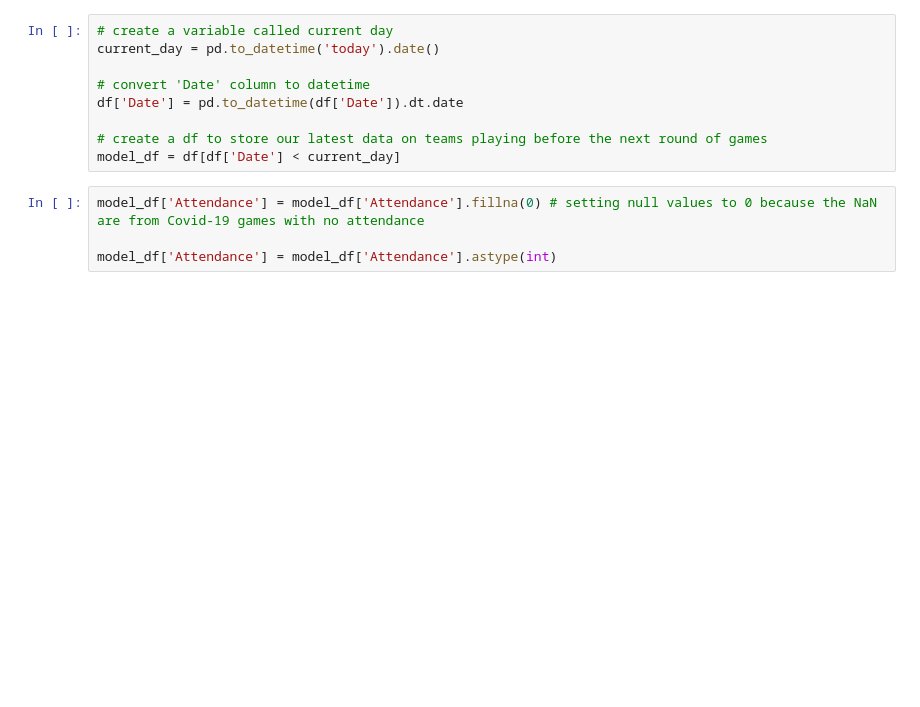
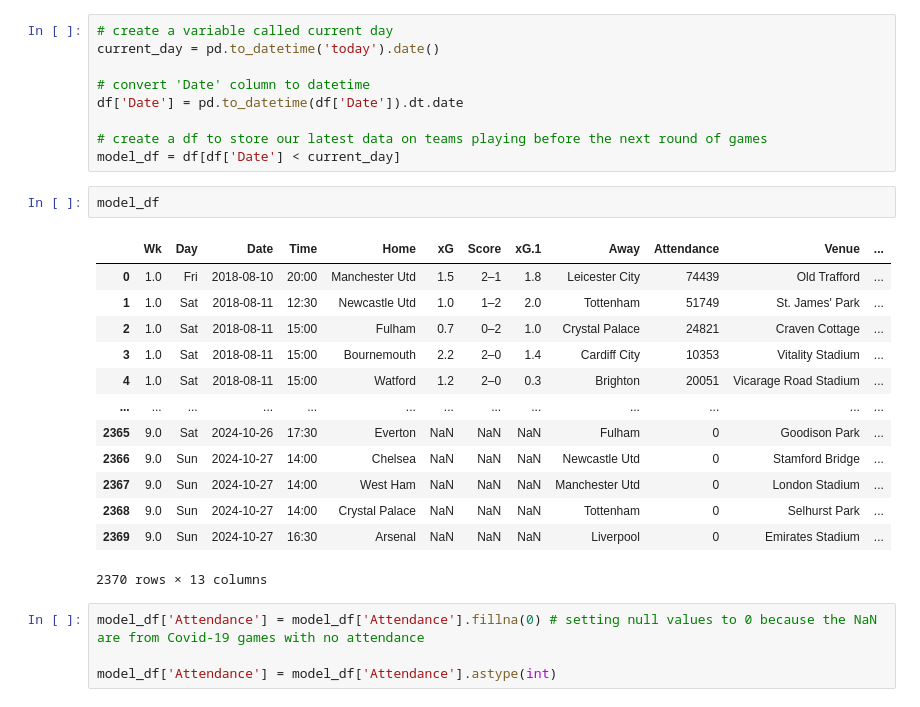
Before and after one commit to Brother-eww/premier_league_match_model, a Jupyter notebook: weekend_predictions.ipynb, the cells around one changed output. Cells and saved outputs as stored; diff of their text form; blank space fills up the shorter version.

```diff
--- a/weekend_predictions.ipynb
+++ b/weekend_predictions.ipynb
@@ -36,6 +36,22 @@ df['Date'] = pd.to_datetime(df['Date']).dt.date
 
 # create a df to store our latest data on teams playing before the next round of games
 model_df = df[df['Date'] < current_day]
+# %%
+model_df
+# %% [output]
+|  | Wk | Day | Date | Time | Home | xG | Score | xG.1 | Away | Attendance | Venue | ... |
+| 0 | 1.0 | Fri | 2018-08-10 | 20:00 | Manchester Utd | 1.5 | 2–1 | 1.8 | Leicester City | 74439 | Old Trafford | ... |
+| 1 | 1.0 | Sat | 2018-08-11 | 12:30 | Newcastle Utd | 1.0 | 1–2 | 2.0 | Tottenham | 51749 | St. James' Park | ... |
+| 2 | 1.0 | Sat | 2018-08-11 | 15:00 | Fulham | 0.7 | 0–2 | 1.0 | Crystal Palace | 24821 | Craven Cottage | ... |
+| 3 | 1.0 | Sat | 2018-08-11 | 15:00 | Bournemouth | 2.2 | 2–0 | 1.4 | Cardiff City | 10353 | Vitality Stadium | ... |
+| 4 | 1.0 | Sat | 2018-08-11 | 15:00 | Watford | 1.2 | 2–0 | 0.3 | Brighton | 20051 | Vicarage Road Stadium | ... |
+| ... | ... | ... | ... | ... | ... | ... | ... | ... | ... | ... | ... | ... |
+| 2365 | 9.0 | Sat | 2024-10-26 | 17:30 | Everton | NaN | NaN | NaN | Fulham | 0 | Goodison Park | ... |
+| 2366 | 9.0 | Sun | 2024-10-27 | 14:00 | Chelsea | NaN | NaN | NaN | Newcastle Utd | 0 | Stamford Bridge | ... |
+| 2367 | 9.0 | Sun | 2024-10-27 | 14:00 | West Ham | NaN | NaN | NaN | Manchester Utd | 0 | London Stadium | ... |
+| 2368 | 9.0 | Sun | 2024-10-27 | 14:00 | Crystal Palace | NaN | NaN | NaN | Tottenham | 0 | Selhurst Park | ... |
+| 2369 | 9.0 | Sun | 2024-10-27 | 16:30 | Arsenal | NaN | NaN | NaN | Liverpool | 0 | Emirates Stadium | ... |
+2370 rows × 13 columns
 # %%
 model_df['Attendance'] = model_df['Attendance'].fillna(0) # setting null values to 0 because the NaN are from Covid-19 games with no attendance
 
```
Also changed, not shown: parts of 1 cell of this notebook.
